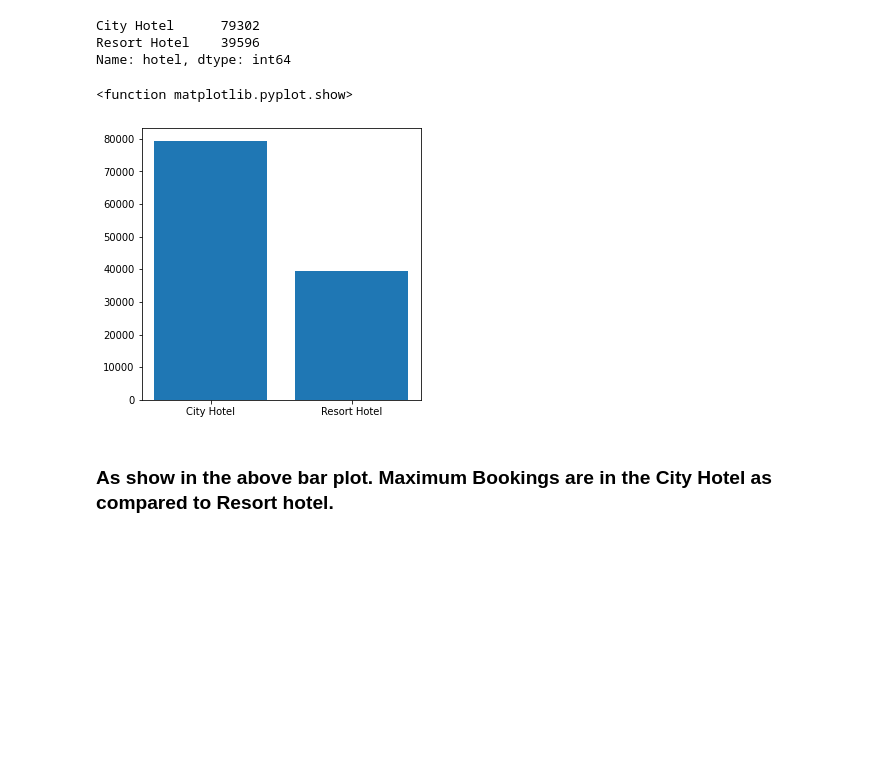
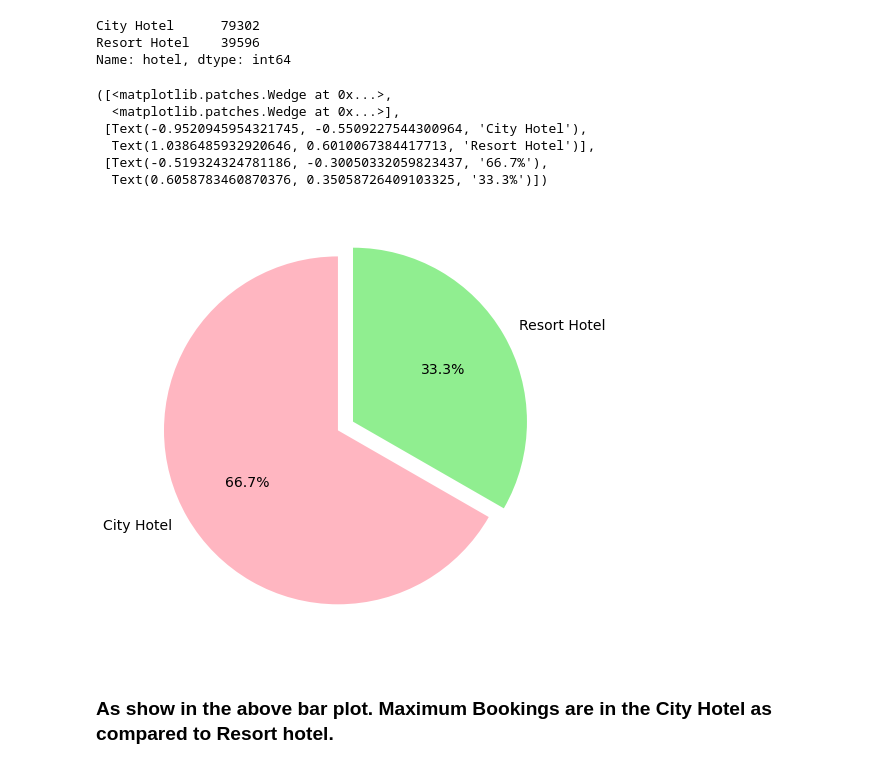
Before and after one commit to datascience-vivek/EDA-Capstone-Project-on-Hotel-Bookings, a Jupyter notebook: EDA_Capstone_Project_on_Hotel_Bookings.ipynb, the cells around one changed output. Saved outputs shown, nothing was run; the diff lists cells and outputs as text; code cells hidden in the pictures; blank space fills up the shorter version.

```diff
--- a/EDA_Capstone_Project_on_Hotel_Bookings.ipynb
+++ b/EDA_Capstone_Project_on_Hotel_Bookings.ipynb
@@ -136,13 +226,21 @@ df['hotel'].value_counts()
 City Hotel      79302
 Resort Hotel    39596
 Name: hotel, dtype: int64
-# %%
-plt.figure(figsize =(5,5))
-plt.bar(list(df['hotel'].value_counts().keys()),list(df['hotel'].value_counts()))
-plt.show
-# %% [output]
-<function matplotlib.pyplot.show>
-[figure, removed]
+# %%
+plt.rcParams['figure.figsize'] = 8,8
+labels = df['hotel'].value_counts().index.tolist()
+sizes = df['hotel'].value_counts().tolist()
+explode = (0, 0.1)
+colors = ['lightpink','lightgreen']
+plt.pie(sizes, explode=explode, labels=labels, colors=colors, autopct='%1.1f%%',startangle=90, textprops={'fontsize': 14})
+# %% [output]
+([<matplotlib.patches.Wedge at 0x...>,
+  <matplotlib.patches.Wedge at 0x...>],
+ [Text(-0.9520945954321745, -0.5509227544300964, 'City Hotel'),
+  Text(1.0386485932920646, 0.6010067384417713, 'Resort Hotel')],
+ [Text(-0.519324324781186, -0.30050332059823437, '66.7%'),
+  Text(0.6058783460870376, 0.35058726409103325, '33.3%')])
+[figure, added]
 # %% [markdown]
 ### As show in the above bar plot. Maximum Bookings are in the City Hotel as compared to Resort hotel.
 # %% [markdown]
```
Also changed, not shown: parts of 17 cells of this notebook.
